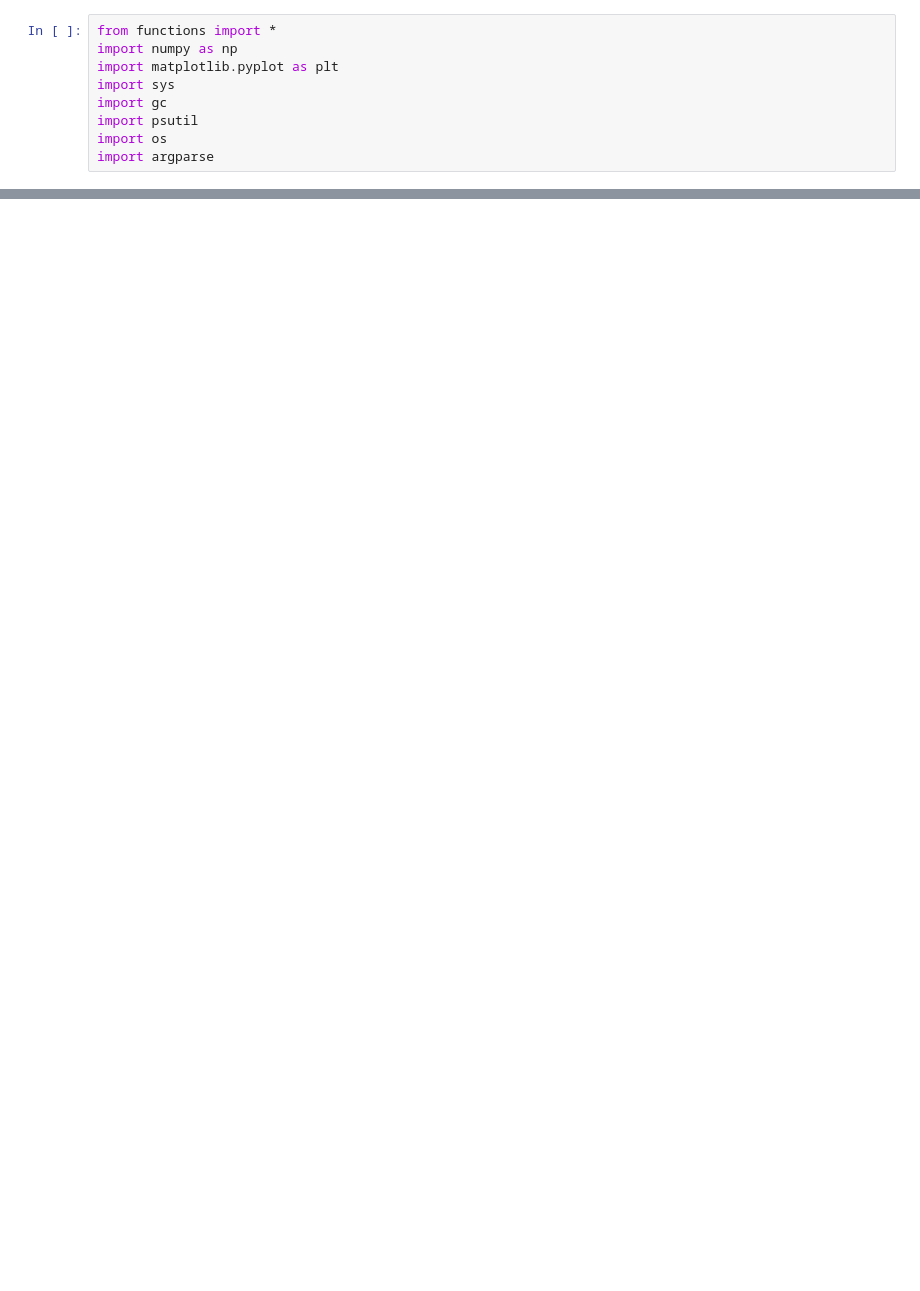
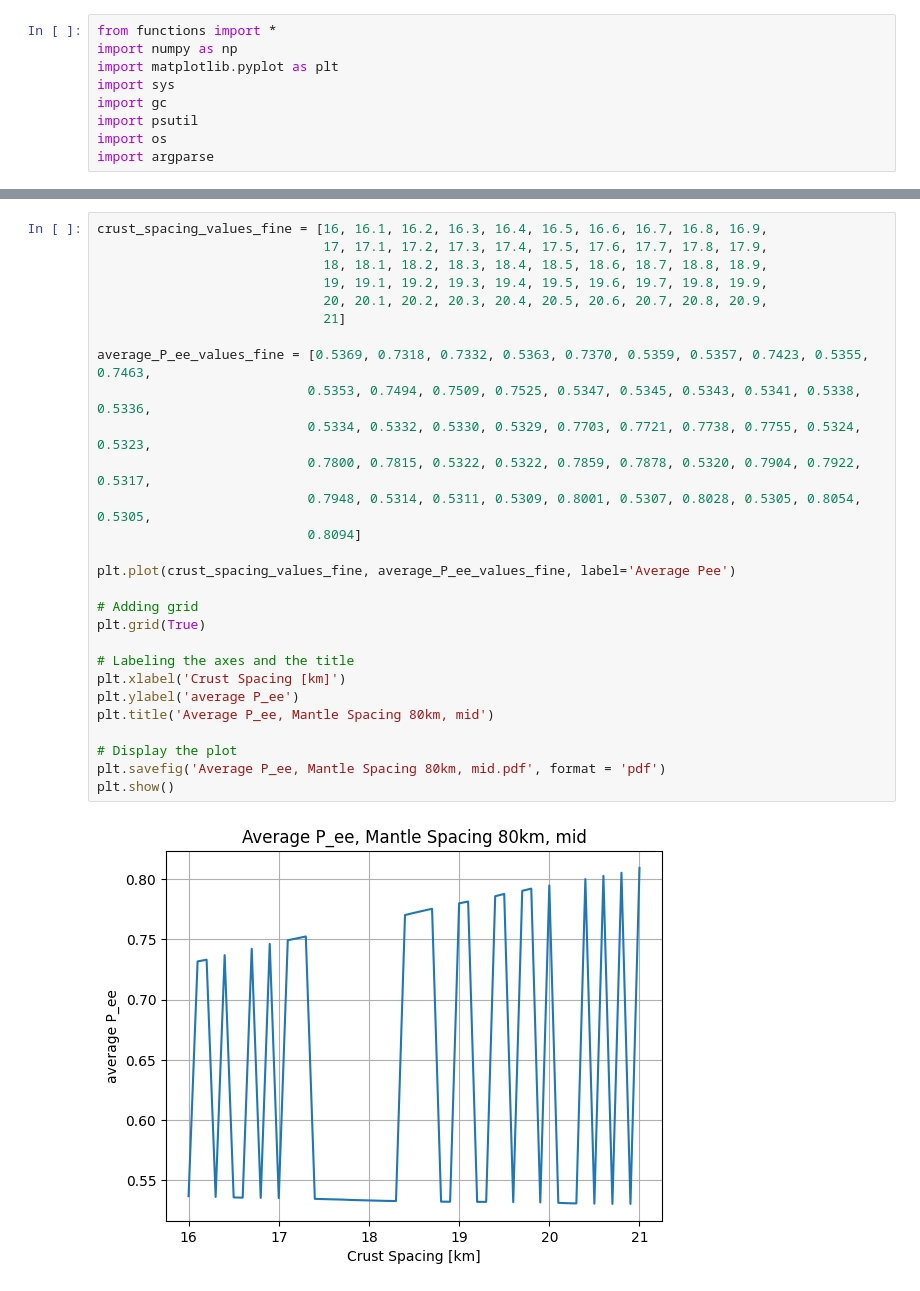
Before and after one commit to claradima/geonu_oscillation, a Jupyter notebook: scripts/scratch.ipynb, the cells around one changed output, grey strips where cells are left out. Saved outputs shown, nothing was run; the diff lists cells and outputs as text; blank space fills up the shorter version.

```diff
--- a/scripts/scratch.ipynb
+++ b/scripts/scratch.ipynb
@@ -43,0 +514,30 @@ The number of elements in the list is: 95
+# %%
+crust_spacing_values_fine = [16, 16.1, 16.2, 16.3, 16.4, 16.5, 16.6, 16.7, 16.8, 16.9,
+                             17, 17.1, 17.2, 17.3, 17.4, 17.5, 17.6, 17.7, 17.8, 17.9,
+                             18, 18.1, 18.2, 18.3, 18.4, 18.5, 18.6, 18.7, 18.8, 18.9,
+                             19, 19.1, 19.2, 19.3, 19.4, 19.5, 19.6, 19.7, 19.8, 19.9,
+                             20, 20.1, 20.2, 20.3, 20.4, 20.5, 20.6, 20.7, 20.8, 20.9,
+                             21]
+
+average_P_ee_values_fine = [0.5369, 0.7318, 0.7332, 0.5363, 0.7370, 0.5359, 0.5357, 0.7423, 0.5355, 0.7463,
+                           0.5353, 0.7494, 0.7509, 0.7525, 0.5347, 0.5345, 0.5343, 0.5341, 0.5338, 0.5336,
+                           0.5334, 0.5332, 0.5330, 0.5329, 0.7703, 0.7721, 0.7738, 0.7755, 0.5324, 0.5323,
+                           0.7800, 0.7815, 0.5322, 0.5322, 0.7859, 0.7878, 0.5320, 0.7904, 0.7922, 0.5317,
+                           0.7948, 0.5314, 0.5311, 0.5309, 0.8001, 0.5307, 0.8028, 0.5305, 0.8054, 0.5305,
+                           0.8094]
+
+plt.plot(crust_spacing_values_fine, average_P_ee_values_fine, label='Average Pee')
+
+# Adding grid
+plt.grid(True)
+
+# Labeling the axes and the title
+plt.xlabel('Crust Spacing [km]')
+plt.ylabel('average P_ee')
+plt.title('Average P_ee, Mantle Spacing 80km, mid')
+
+# Display the plot
+plt.savefig('Average P_ee, Mantle Spacing 80km, mid.pdf', format = 'pdf')
+plt.show()
+# %% [output]
+[figure, added]
```
Also changed, not shown: parts of 12 cells of this notebook, 12 other files.
